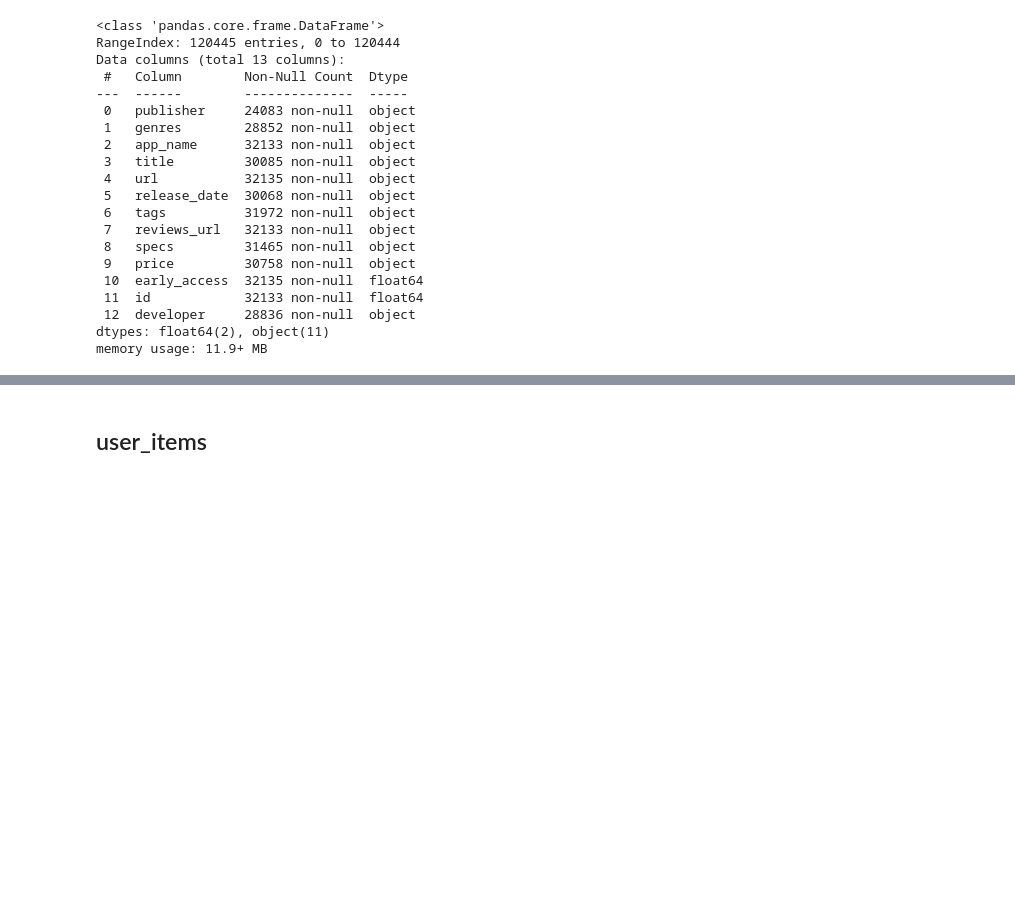
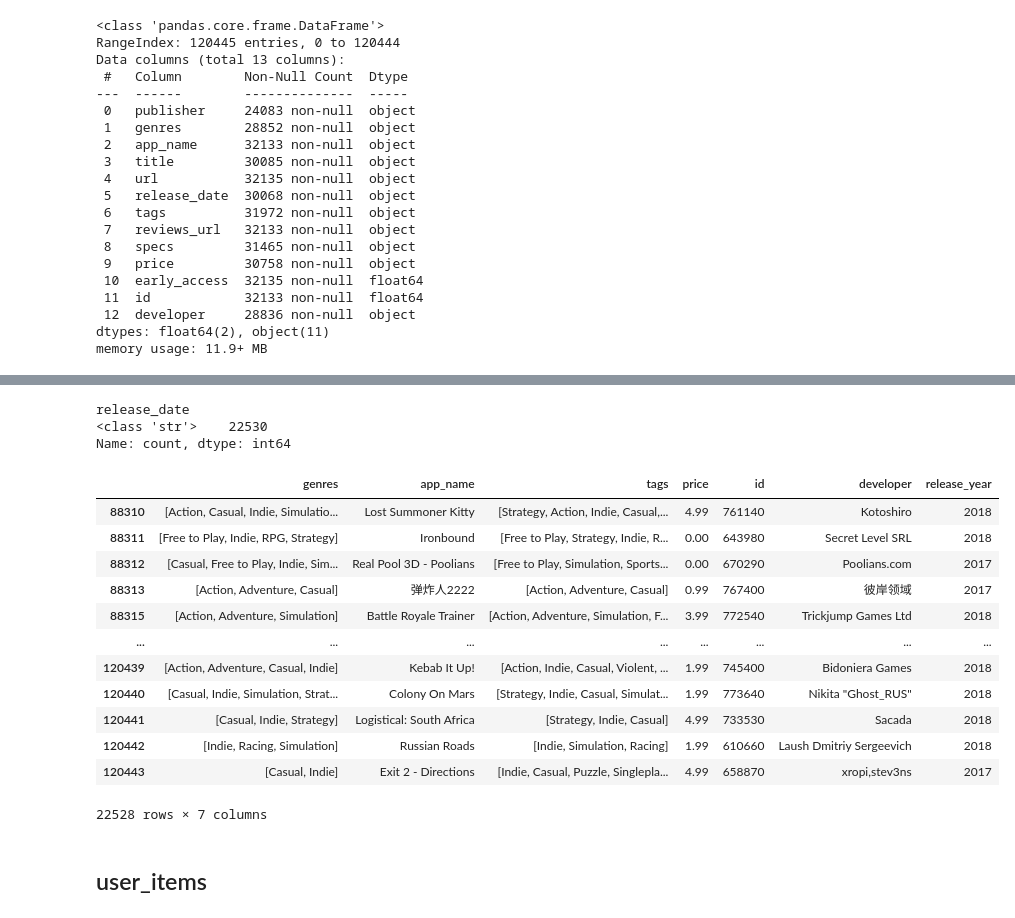
Before and after one commit to Juancito2085/PI1_ML_OPS, a Jupyter notebook: ETL.ipynb, the cells around one changed output, grey strips where cells are left out. Saved outputs shown, nothing was run; the diff lists cells and outputs as text; code cells hidden in the pictures; blank space fills up the shorter version.

Commit message:
Primer archivo verificado

```diff
--- a/ETL.ipynb
+++ b/ETL.ipynb
@@ -82,2 +100,49 @@ df_games.drop(['title'], axis=1, inplace=True)
+# %%
+#se verifica los tipos de datos dentro de la columna fecha de lanzamiento
+type_counts = df_games['release_date'].apply(type).value_counts()
+
+print(type_counts)
+# %% [output]
+release_date
+<class 'str'>    22530
+Name: count, dtype: int64
+# %%
+#Elimino los valores SOON y SOON™ de la columna 'release_date' que son juegos que están por salir
+# Creao una lista con los valores a eliminar
+valores = ['SOON', 'SOON™']
+
+# Eliminar las filas donde 'release_date' es 'SOON' o 'SOON™'
+df_games = df_games[~df_games['release_date'].isin(valores)]
+# %%
+import re
+
+def extract_four_numbers(s):
+    if re.match('^\\d{4}', s):
+        return s[:4]
+    else:
+        return s[-4:]
+
+# Aplica la función a la columna 'release_date' y crea una nueva columna 'release_year'
+df_games['release_year'] = df_games['release_date'].apply(extract_four_numbers)
+# %%
+df_games=df_games.drop(['release_date'], axis=1)
+# %%
+df_games['app_name'] = df_games['app_name'].apply(lambda x: x.title() if isinstance(x, str) else x)
+# %%
+df_games
+# %% [output]
+|  | genres | app_name | tags | price | id | developer | release_year |
+| 88310 | [Action, Casual, Indie, Simulatio... | Lost Summoner Kitty | [Strategy, Action, Indie, Casual,... | 4.99 | 761140 | Kotoshiro | 2018 |
+| 88311 | [Free to Play, Indie, RPG, Strategy] | Ironbound | [Free to Play, Strategy, Indie, R... | 0.00 | 643980 | Secret Level SRL | 2018 |
+| 88312 | [Casual, Free to Play, Indie, Sim... | Real Pool 3D - Poolians | [Free to Play, Simulation, Sports... | 0.00 | 670290 | Poolians.com | 2017 |
+| 88313 | [Action, Adventure, Casual] | 弹炸人2222 | [Action, Adventure, Casual] | 0.99 | 767400 | 彼岸领域 | 2017 |
+| 88315 | [Action, Adventure, Simulation] | Battle Royale Trainer | [Action, Adventure, Simulation, F... | 3.99 | 772540 | Trickjump Games Ltd | 2018 |
+| ... | ... | ... | ... | ... | ... | ... | ... |
+| 120439 | [Action, Adventure, Casual, Indie] | Kebab It Up! | [Action, Indie, Casual, Violent, ... | 1.99 | 745400 | Bidoniera Games | 2018 |
+| 120440 | [Casual, Indie, Simulation, Strat... | Colony On Mars | [Strategy, Indie, Casual, Simulat... | 1.99 | 773640 | Nikita "Ghost_RUS" | 2018 |
+| 120441 | [Casual, Indie, Strategy] | Logistical: South Africa | [Strategy, Indie, Casual] | 4.99 | 733530 | Sacada | 2018 |
+| 120442 | [Indie, Racing, Simulation] | Russian Roads | [Indie, Simulation, Racing] | 1.99 | 610660 | Laush Dmitriy Sergeevich | 2018 |
+| 120443 | [Casual, Indie] | Exit 2 - Directions | [Indie, Casual, Puzzle, Singlepla... | 4.99 | 658870 | xropi,stev3ns | 2017 |
+22528 rows × 7 columns
 # %%
 # Se crea el parquet necesario para las posteriores etapas
```
Also changed, not shown: parts of 12 cells of this notebook, 1 other file.
